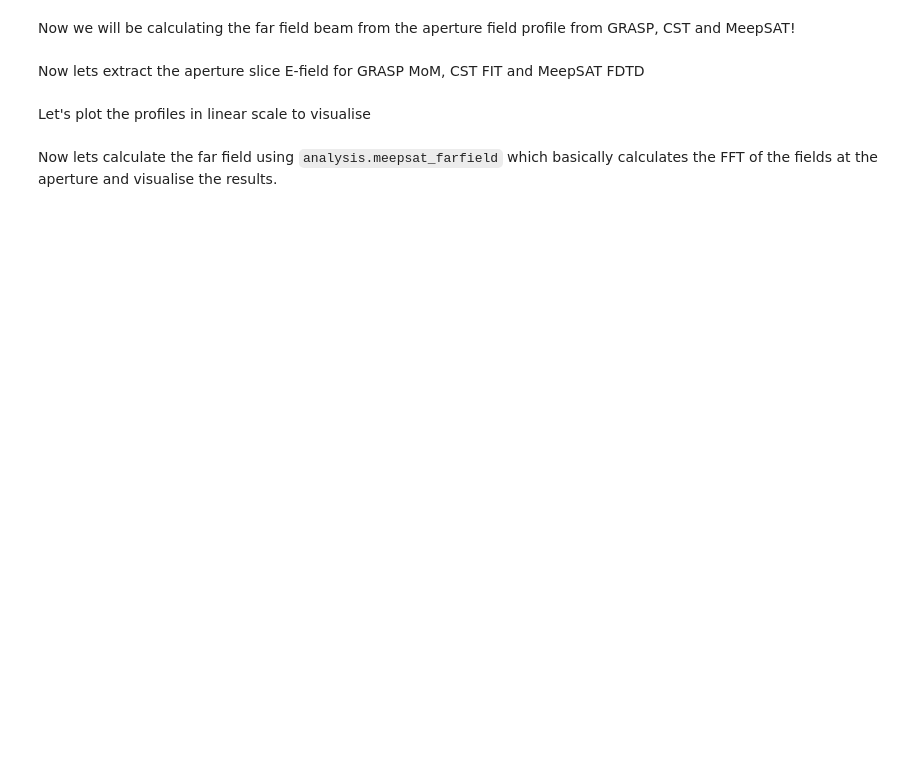
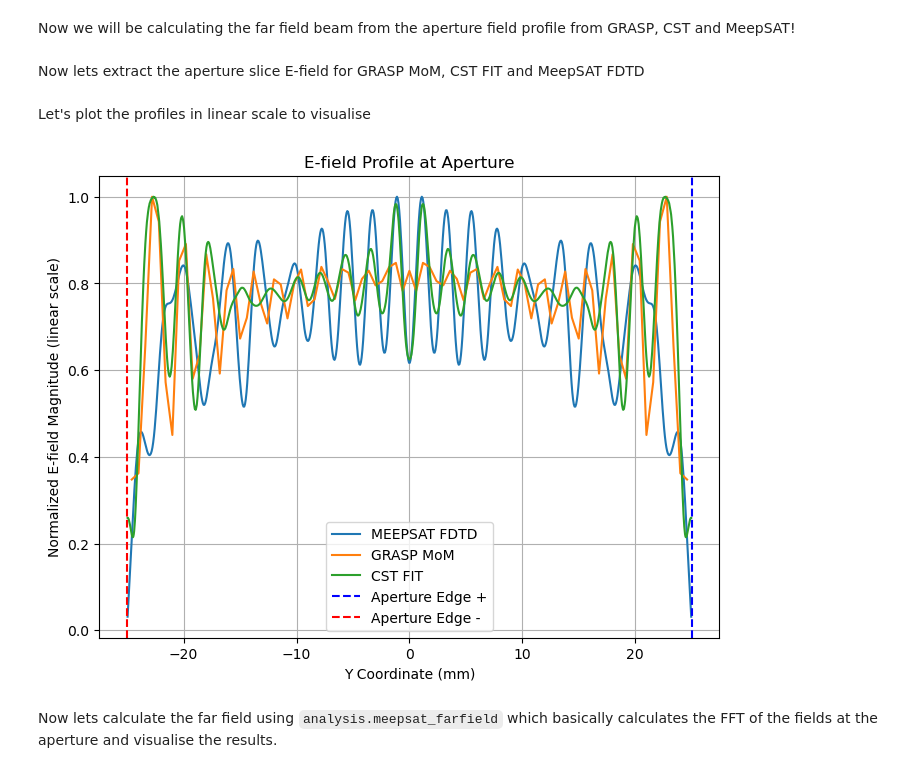
Before and after one commit to aa16oaslak/MeepSAT, a Jupyter notebook: examples/01_simple_single_lens_ARC.ipynb, the cells around one changed output. Saved outputs shown, nothing was run; the diff lists cells and outputs as text; code cells hidden in the pictures; blank space fills up the shorter version.

```diff
--- a/examples/01_simple_single_lens_ARC.ipynb
+++ b/examples/01_simple_single_lens_ARC.ipynb
@@ -482,24 +627,38 @@ aperture_slice_meepsat_dB = 10 * np.log10(aperture_slice_meepsat + 1e-20)  # in
 # %% [markdown]
 Let's plot the profiles in linear scale to visualise
 # %%
+import matplotlib.pyplot as plt
+plt.style.use('default')
+
 # Plot the efield profiles at the aperture for comparision
 plt.figure(figsize=(8, 6))
 
 # MeepSAT aperture slice (normalized)
 plt.plot(y_coords_meepsat, aperture_slice_meepsat, label='MEEPSAT FDTD')
 # GRASP MOM aperture slice (normalized)
 plt.plot(y_coords_grasp, aperture_slice_grasp_mom, label='GRASP MoM')
 # CST aperture slice (normalized)
 plt.plot(y_coords_cst, aperture_slice_cst, label='CST FIT')
 
 plt.axvline(x=aperture_radius, color='blue', linestyle='--', label='Aperture Edge +')
 plt.axvline(x=-aperture_radius, color='red', linestyle='--', label='Aperture Edge -')
 plt.title('E-field Profile at Aperture')
 plt.xlabel('Y Coordinate (mm)')
-plt.ylabel('E-field Magnitude')
+plt.ylabel('Normalized E-field Magnitude (linear scale)')
 plt.grid()
 plt.legend()
+
+# Save the figure
+save_dir = os.path.join('./../processed_data', 'simple_single_lens_ARC', f'{freq}GHz')
+os.makedirs(save_dir, exist_ok=True)
+plt.savefig(os.path.join(save_dir, 'aperture_efield_comparison.png'), dpi=300, bbox_inches='tight')
+
+# Save as a svg file for better quality in publications
+plt.savefig(os.path.join(save_dir, 'aperture_efield_comparison.svg'), dpi=300, bbox_inches='tight')
+
 plt.show()
+# %% [output]
+[figure, added]
 # %% [markdown]
 Now lets calculate the far field using `analysis.meepsat_farfield` which basically calculates the FFT of the fields at the aperture and visualise the results.
 # %%
```
Also changed, not shown: parts of 12 cells of this notebook, 12 other files.
